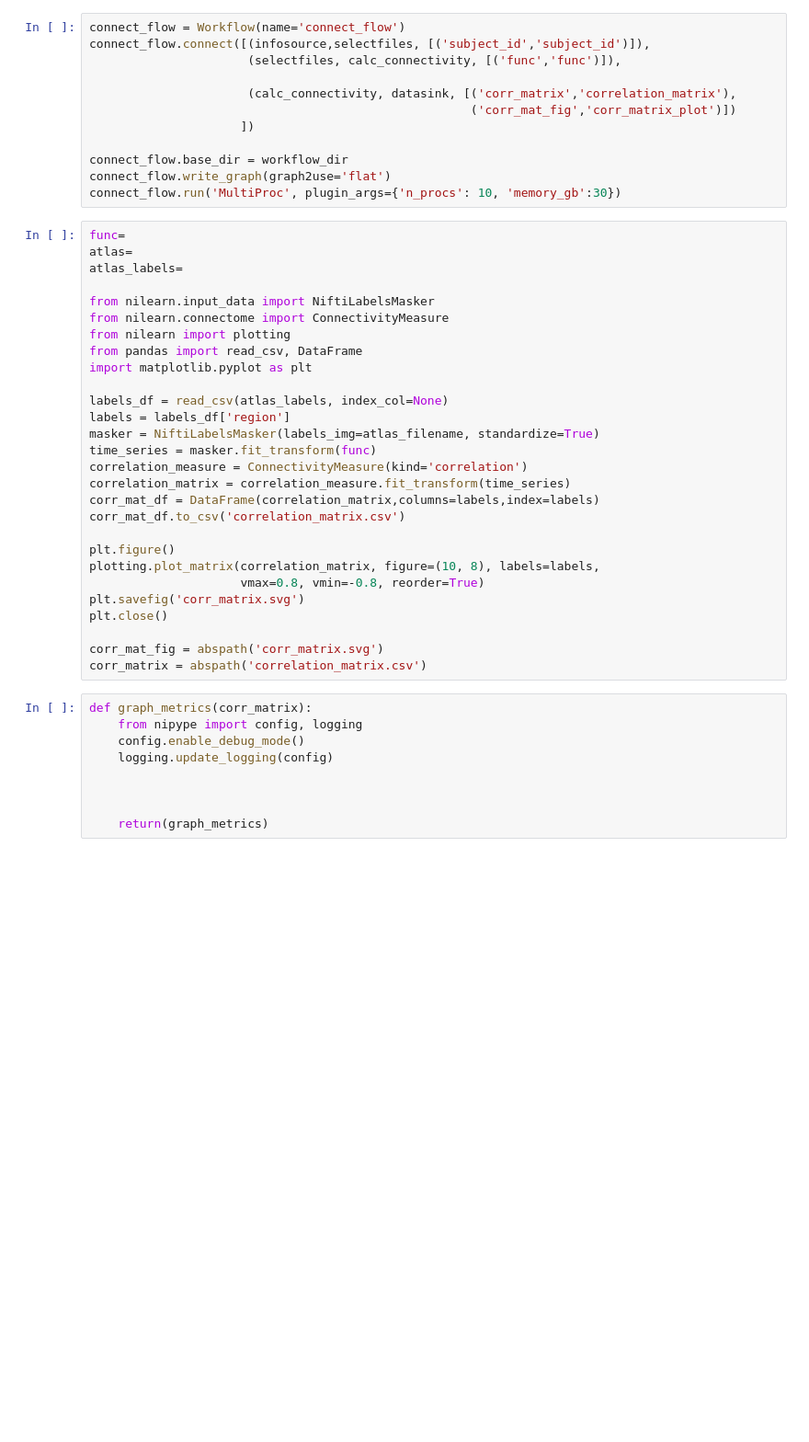
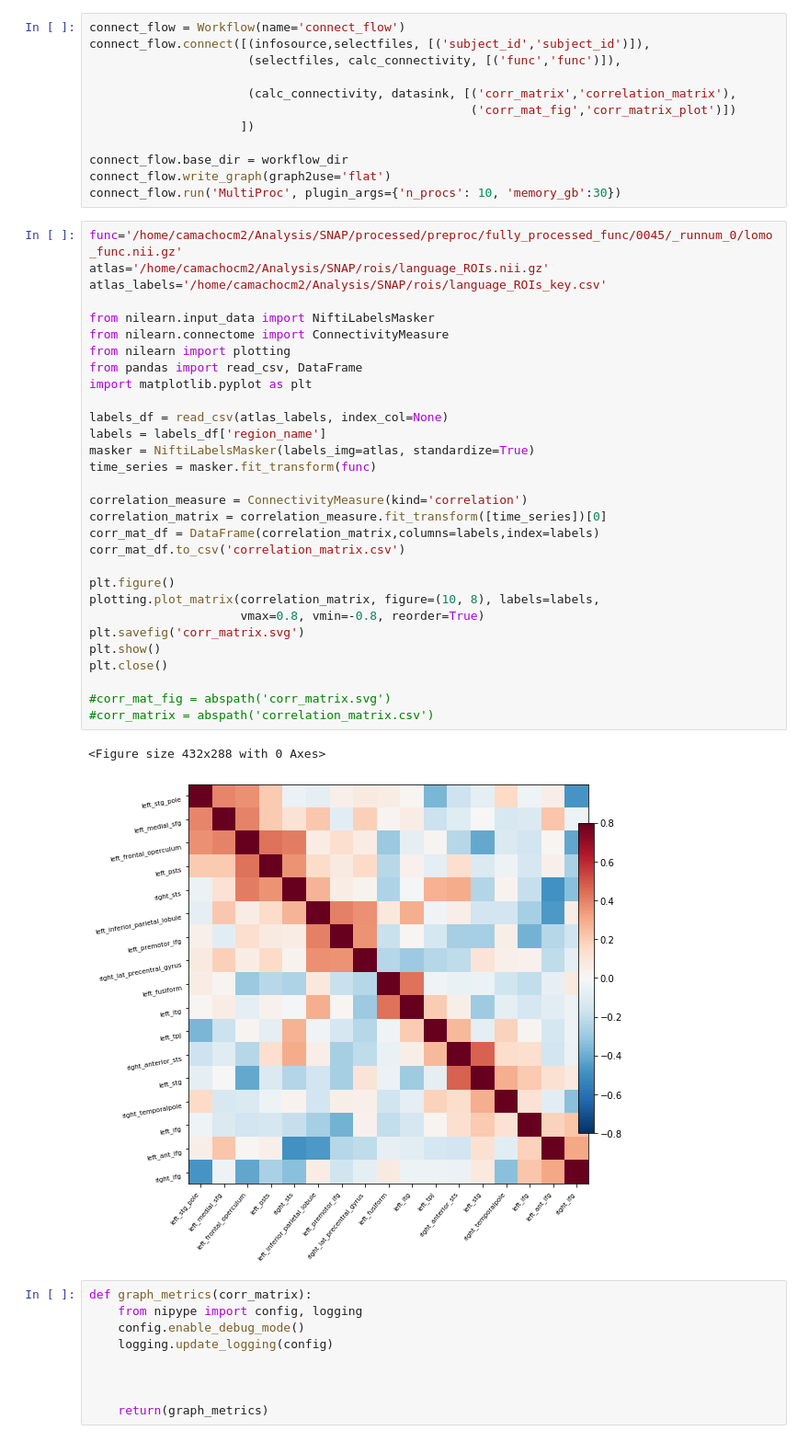
Before and after one commit to catcamacho/infant_rest, a Jupyter notebook: 2_NetworkAnalysis.ipynb, the cells around one changed output. Shown at 92% size. Cells and saved outputs as stored; diff of their text form; blank space fills up the shorter version.

Commit message:
finalize new preprocessing method, clean up repo

```diff
--- a/2_NetworkAnalysis.ipynb
+++ b/2_NetworkAnalysis.ipynb
@@ -97,33 +99,38 @@ connect_flow.base_dir = workflow_dir
 connect_flow.write_graph(graph2use='flat')
 connect_flow.run('MultiProc', plugin_args={'n_procs': 10, 'memory_gb':30})
 # %%
-func=
-atlas=
-atlas_labels=
+func='/home/camachocm2/Analysis/SNAP/processed/preproc/fully_processed_func/0045/_runnum_0/lomo_func.nii.gz'
+atlas='/home/camachocm2/Analysis/SNAP/rois/language_ROIs.nii.gz'
+atlas_labels='/home/camachocm2/Analysis/SNAP/rois/language_ROIs_key.csv'
 
 from nilearn.input_data import NiftiLabelsMasker
 from nilearn.connectome import ConnectivityMeasure
 from nilearn import plotting
 from pandas import read_csv, DataFrame
 import matplotlib.pyplot as plt
 
 labels_df = read_csv(atlas_labels, index_col=None)
-labels = labels_df['region']
-masker = NiftiLabelsMasker(labels_img=atlas_filename, standardize=True)
+labels = labels_df['region_name']
+masker = NiftiLabelsMasker(labels_img=atlas, standardize=True)
 time_series = masker.fit_transform(func)
+
 correlation_measure = ConnectivityMeasure(kind='correlation')
-correlation_matrix = correlation_measure.fit_transform(time_series)
+correlation_matrix = correlation_measure.fit_transform([time_series])[0]
 corr_mat_df = DataFrame(correlation_matrix,columns=labels,index=labels)
 corr_mat_df.to_csv('correlation_matrix.csv')
 
 plt.figure()
 plotting.plot_matrix(correlation_matrix, figure=(10, 8), labels=labels,
                      vmax=0.8, vmin=-0.8, reorder=True)
 plt.savefig('corr_matrix.svg')
+plt.show()
 plt.close()
 
-corr_mat_fig = abspath('corr_matrix.svg')
-corr_matrix = abspath('correlation_matrix.csv')
+#corr_mat_fig = abspath('corr_matrix.svg')
+#corr_matrix = abspath('correlation_matrix.csv')
+# %% [output]
+<Figure size 432x288 with 0 Axes>
+[figure, added]
 # %%
 def graph_metrics(corr_matrix):
     from nipype import config, logging
```
Also changed, not shown: parts of 2 cells of this notebook, 9 other files.
